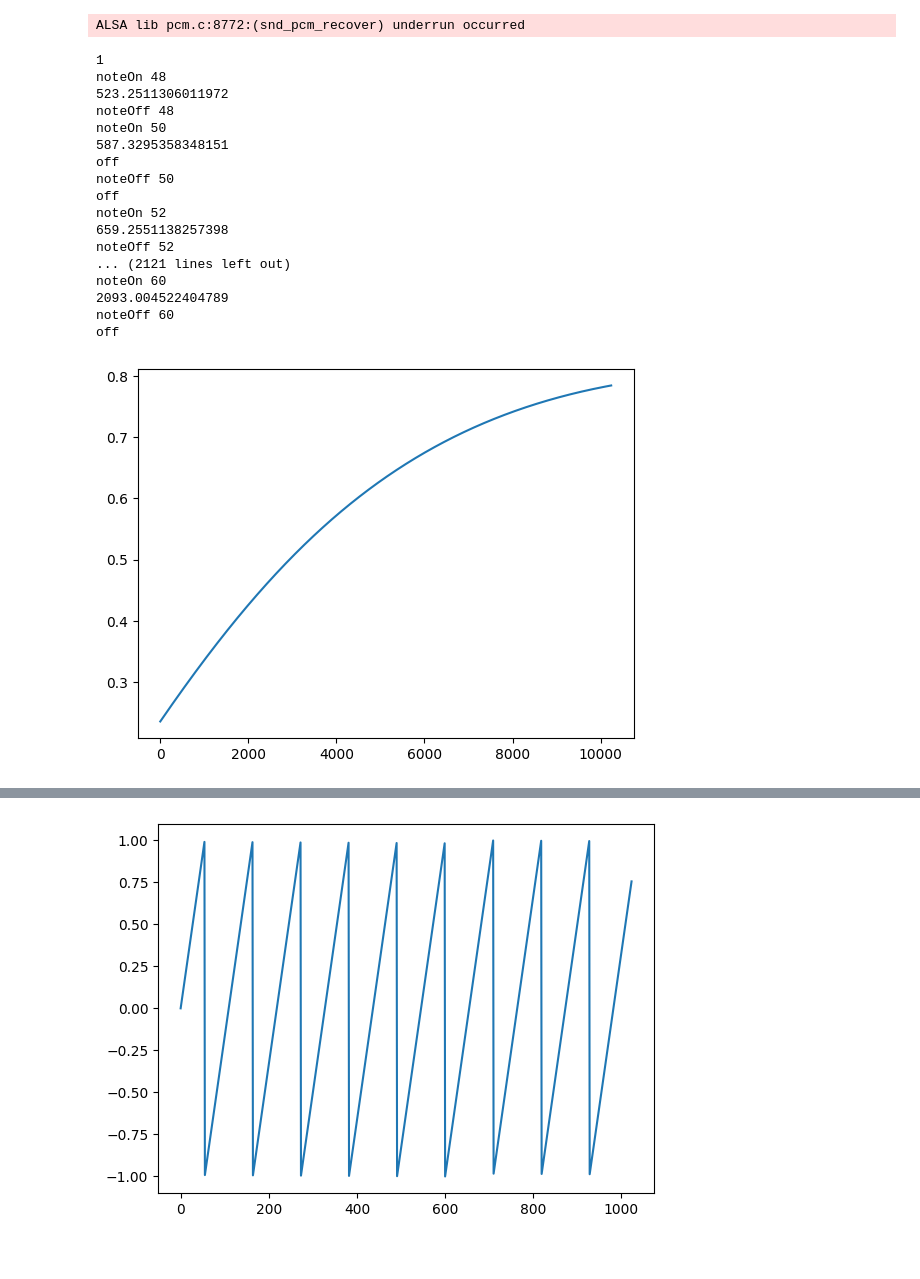
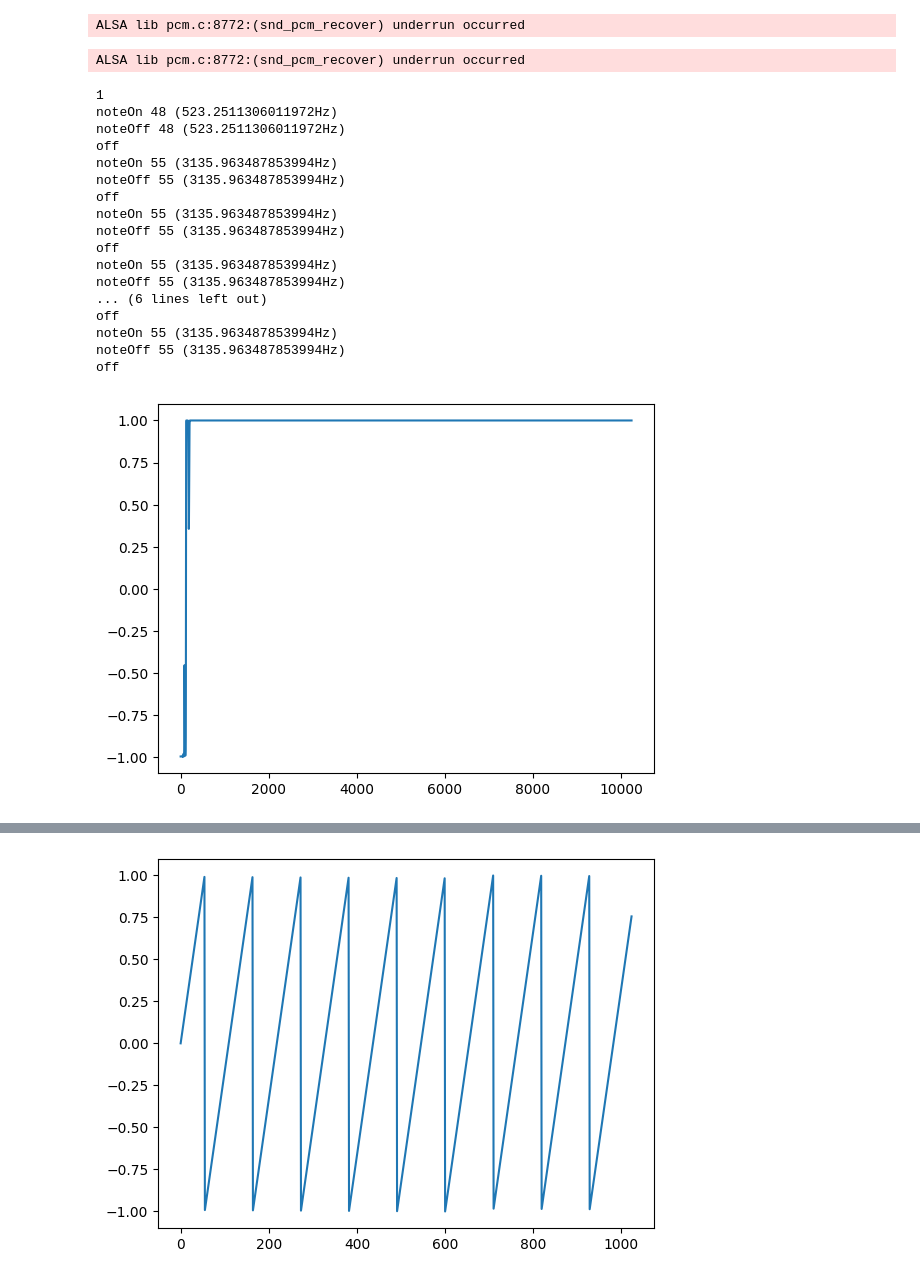
Before and after one commit to jperson4/Informatica-Musical, a Jupyter notebook: p5/p5.ipynb, the cells around one changed output, grey strips where cells are left out. Saved outputs shown, nothing was run; the diff lists cells and outputs as text; code cells hidden in the pictures.

```diff
--- a/p5/p5.ipynb
+++ b/p5/p5.ipynb
@@ -23,9 +23,9 @@ from synt.mixer import *
 import os
 # %%
 '''MOSTAR ONDAS COPIANDOLAS PARA QUE NO SE ALTERE EL FRAME'''
-from copy import copy
+from copy import deepcopy
 def showOsc(osc, time, chunks=False):
-    _osc = copy(osc)
+    _osc = deepcopy(osc)
     signal = np.zeros(0)
     _chunks = int(time*(SRATE+CHUNK)/CHUNK)
     if chunks:
@@ -162,52 +162,53 @@ s2 = Sine(
 
 # s1 = Rep(freq, XP(valor=freq, exp=C(4)) * C(2) - C(1))
 # s.doShow(tk)
 
 freq = Sine(C(5000) / X(avoid0=True),
             max=C(440, show=True),
             min=C(220, show=True),
             show=True)
 
-# s1 = Rep(freq, XP(valor=freq, exp=C(4)) * C(2) - C(1), show=True)
+s1 = Rep(freq, XP(valor=freq, exp=C(4)) * C(2) - C(1), show=True)
 
 tk.pack(side=LEFT)
 
 a = C(1, show=True, nombre="general")
 # a.doShow(tk)
 
 # synt = Synt(C(1), s, amp=a, show=True, nombre="Synt")
 synt = HarmSynt(C(1), [C(1/12, show=True), C(1*4/12, show=True), C(.5*8/12, show=True)], [s1, deepcopy(s1), deepcopy(s1)], show=True, fmix=tanh, amp=a)
 env = EnvInstrumento(.2, .1, .7, .2, show=True)
 
 inst = Instrumento(synt, env) # cutre
 inst.doShow(tk)
 # root.pack(side=TOP)
 # input = Mixer([inst], tanh)
 input = inst
 # input=Echo(inst, 0.5, 0.1)
 root.mainloop()
 input = None
 
 showOsc(synt, 10, True)
 # %% [output]
-1
-noteOn 48
-523.2511306011972
-noteOff 48
-noteOn 50
-587.3295358348151
-off
-noteOff 50
-off
-noteOn 52
-659.2551138257398
-noteOff 52
-... (2121 lines left out)
-noteOn 60
-2093.004522404789
-noteOff 60
-off
+ALSA lib pcm.c:8772:(snd_pcm_recover) underrun occurred
+1
+noteOn 48 (523.2511306011972Hz)
+noteOff 48 (523.2511306011972Hz)
+off
+noteOn 55 (3135.963487853994Hz)
+noteOff 55 (3135.963487853994Hz)
+off
+noteOn 55 (3135.963487853994Hz)
+noteOff 55 (3135.963487853994Hz)
+off
+noteOn 55 (3135.963487853994Hz)
+noteOff 55 (3135.963487853994Hz)
+... (6 lines left out)
+off
+noteOn 55 (3135.963487853994Hz)
+noteOff 55 (3135.963487853994Hz)
+off
-[figure, old version]
+[figure, new version]
 # %%
 
 # freq = C(440)
```
Also changed, not shown: parts of 4 cells of this notebook, 4 other files.
